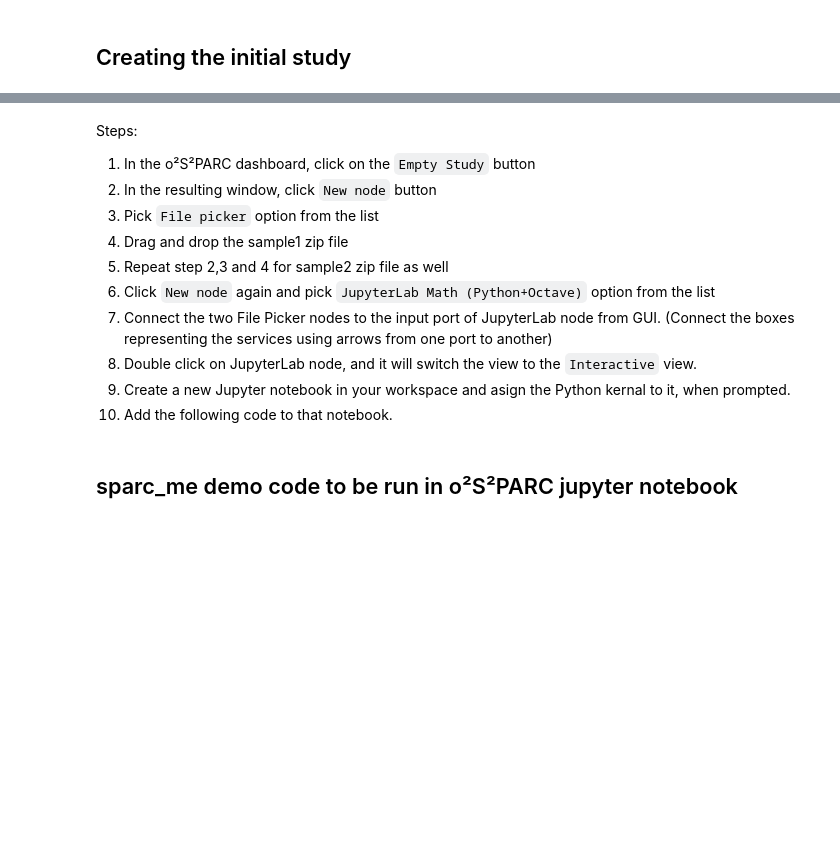
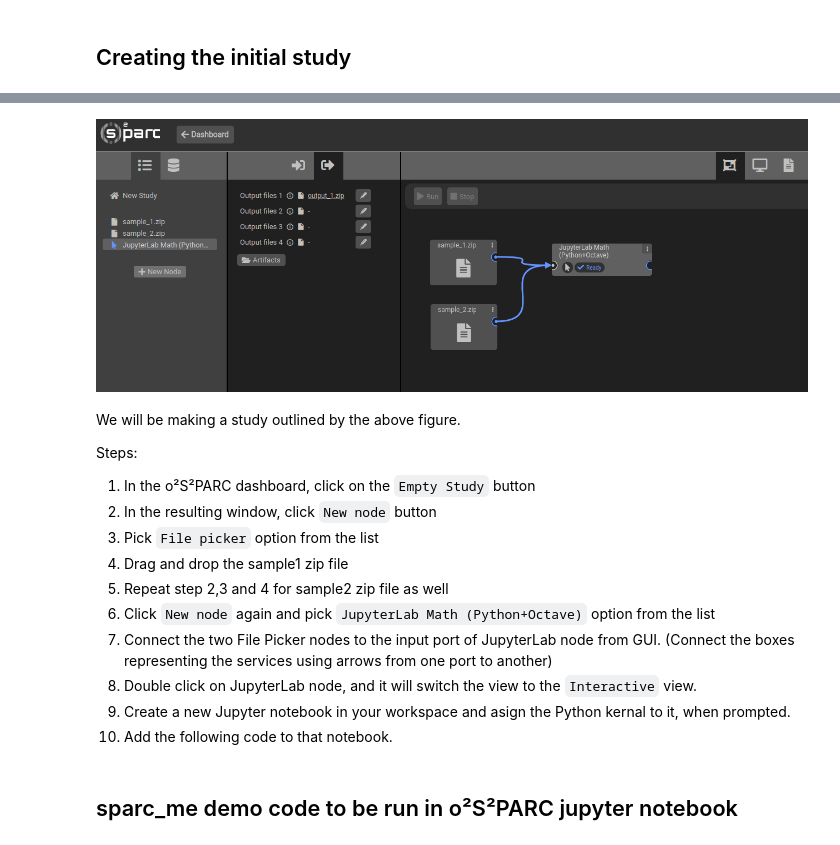
Before and after one commit to SPARC-FAIR-Codeathon/sparc-me, a Jupyter notebook: examples/tutorial_3_osparc.ipynb, the cells around one changed output, grey strips where cells are left out. Cells and saved outputs as stored; diff of their text form; code cells hidden in the pictures; blank space fills up the shorter version.

Commit message:
Fix image link in tutorial

```diff
--- a/examples/tutorial_3_osparc.ipynb
+++ b/examples/tutorial_3_osparc.ipynb
@@ -22,4 +20,12 @@ Prerequisite:
+# %%
+# This code is added only for the purpose of displaying the study overview image
+from IPython.display import Image
+Image(filename='../docs/images/osparc.png')
+# %% [output]
+[figure, added]
 # %% [markdown]
+We will be making a study outlined by the above figure.
+
 Steps:
 1. In the o²S²PARC dashboard, click on the `Empty Study` button
 2. In the resulting window, click `New node` button
```
Also changed, not shown: parts of 1 cell of this notebook.
